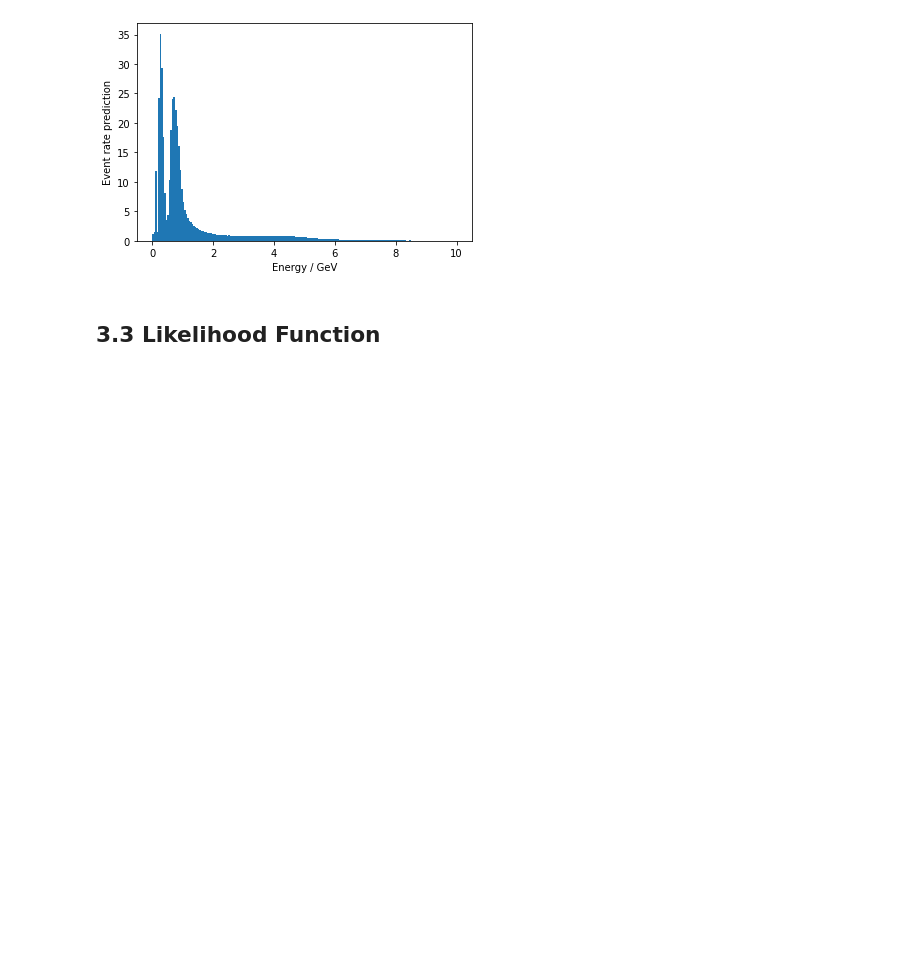
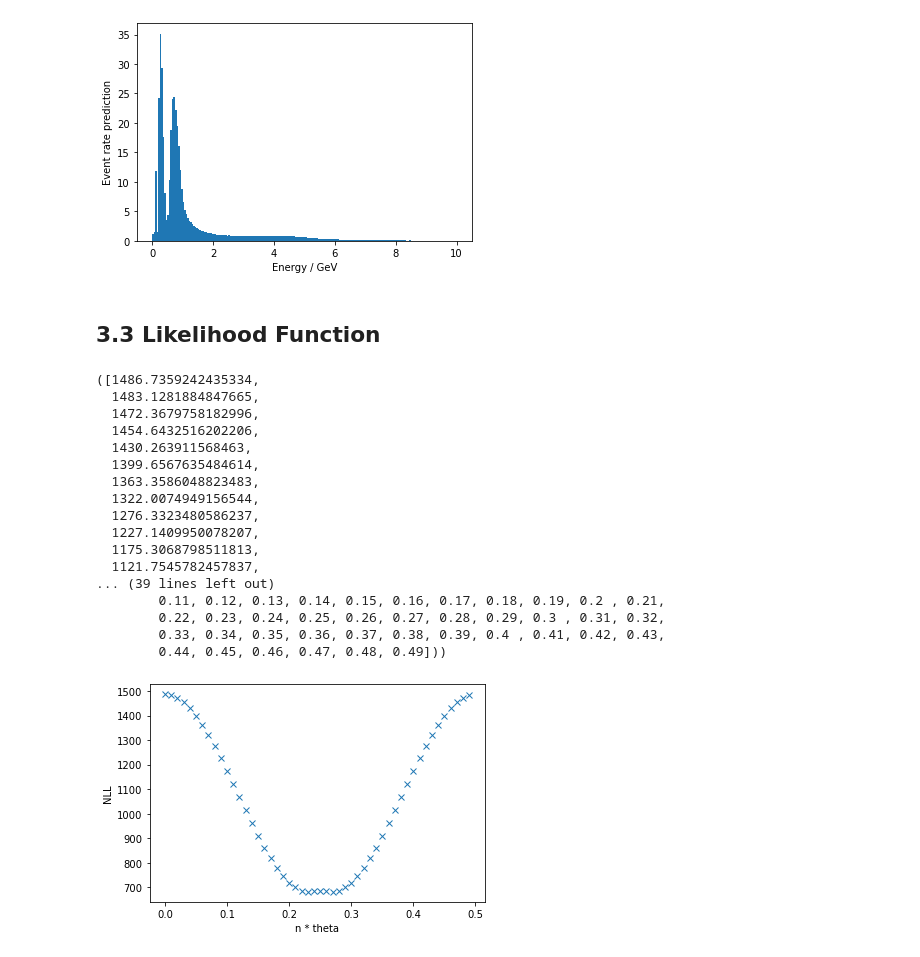
Before and after one commit to afyqeyzar/comp_proj, a Jupyter notebook: proj.ipynb, the cells around one changed output. Drawn from its saved outputs; the diff is of its cells as text; code cells hidden in the pictures; blank space fills up the shorter version.

Commit message:
plot NLL

```diff
--- a/proj.ipynb
+++ b/proj.ipynb
@@ -90,7 +90,42 @@ event_prediction(energy_midpoints,1/4.5,2.1e-3)
 def likelihood_function(lambda_i, observed_number_i):
   sum = 0
   for n in range(0, len(lambda_i)):
-    print(n)
-    one_term = lambda_i[n] - observed_number_i[n] * np.log(lambda_i[n]) + np.math.factorial((np.log(int(observed_number_i[n]))))
+    #print(n)
+    one_term = lambda_i[n] - (observed_number_i[n] * np.log(lambda_i[n])) + (np.log(np.math.factorial(int(observed_number_i[n]))))
     sum += one_term
+    #print(one_term)
   return sum
+# %%
+def plot_NLL(energy_midpoints,data, end_point = 2, interval = 0.01):
+  n_thetas = np.arange(0,end_point, interval)
+  NLL = []
+
+  for n in n_thetas:
+    expected_number_of_events = event_prediction(energy_midpoints,n,2.1e-3)
+    NLL.append(likelihood_function(expected_number_of_events,data))
+
+  plt.ylabel('NLL')
+  plt.xlabel('n * theta')
+  plt.plot(n_thetas,NLL,'x')
+  return NLL, n_thetas
+# %%
+plot_NLL(energy_midpoints, data, end_point= 0.5)
+# %% [output]
+([1486.7359242435334,
+  1483.1281884847665,
+  1472.3679758182996,
+  1454.6432516202206,
+  1430.263911568463,
+  1399.6567635484614,
+  1363.3586048823483,
+  1322.0074949156544,
+  1276.3323480586237,
+  1227.1409950078207,
+  1175.3068798511813,
+  1121.7545782457837,
+... (39 lines left out)
+        0.11, 0.12, 0.13, 0.14, 0.15, 0.16, 0.17, 0.18, 0.19, 0.2 , 0.21,
+        0.22, 0.23, 0.24, 0.25, 0.26, 0.27, 0.28, 0.29, 0.3 , 0.31, 0.32,
+        0.33, 0.34, 0.35, 0.36, 0.37, 0.38, 0.39, 0.4 , 0.41, 0.42, 0.43,
+        0.44, 0.45, 0.46, 0.47, 0.48, 0.49]))
+[figure, added]
```
Also changed, not shown: 1 other file.
